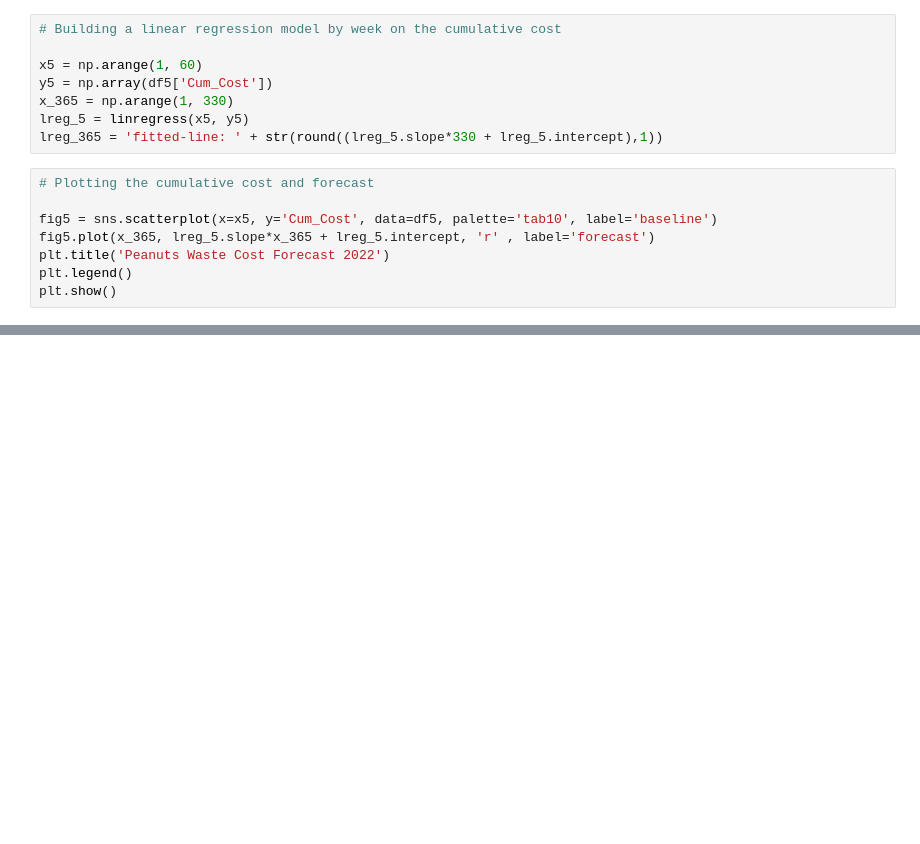
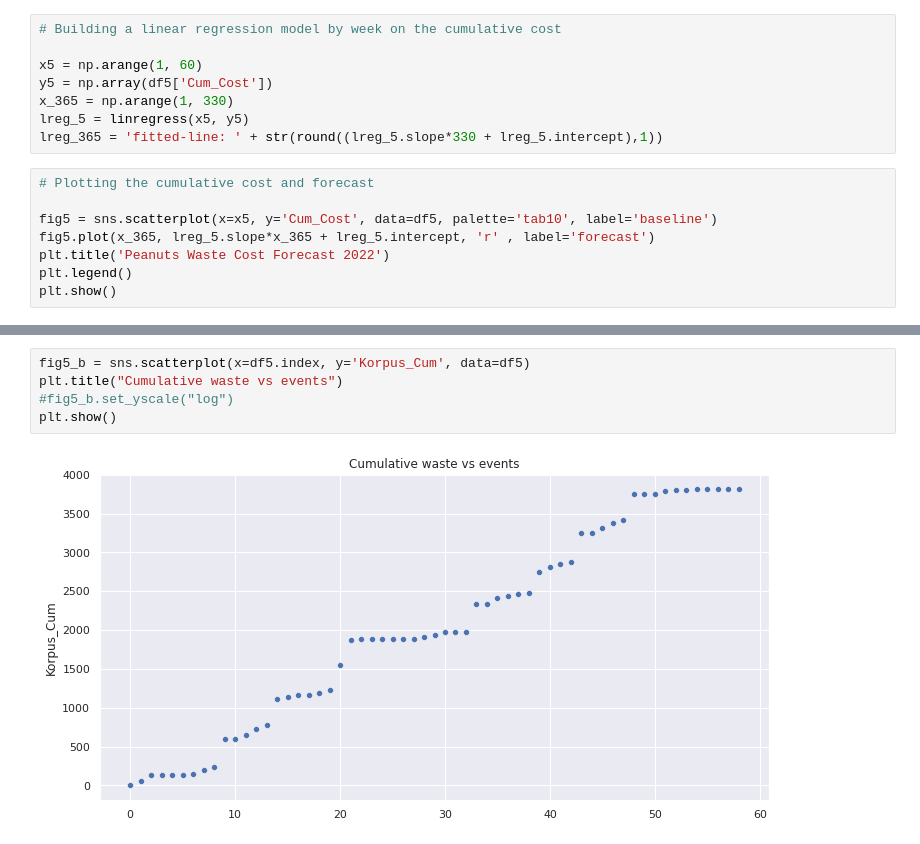
Before and after one commit to gabrielborja/chocolate_making, a Jupyter notebook: coating_process_analytics.ipynb, the cells around one changed output, grey strips where cells are left out. Cells and saved outputs as stored; diff of their text form; blank space fills up the shorter version.

```diff
--- a/coating_process_analytics.ipynb
+++ b/coating_process_analytics.ipynb
@@ -431,0 +437,7 @@ plt.show()
+# %%
+fig5_b = sns.scatterplot(x=df5.index, y='Korpus_Cum', data=df5)
+plt.title("Cumulative waste vs events")
+#fig5_b.set_yscale("log")
+plt.show()
+# %% [output]
+[figure, added]
```
Also changed, not shown: parts of 4 cells of this notebook.
